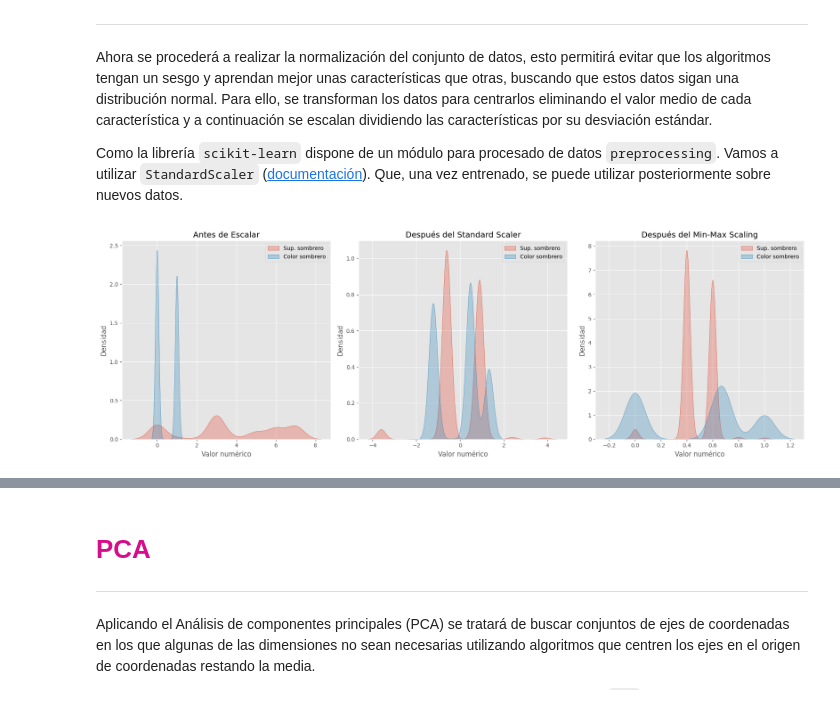
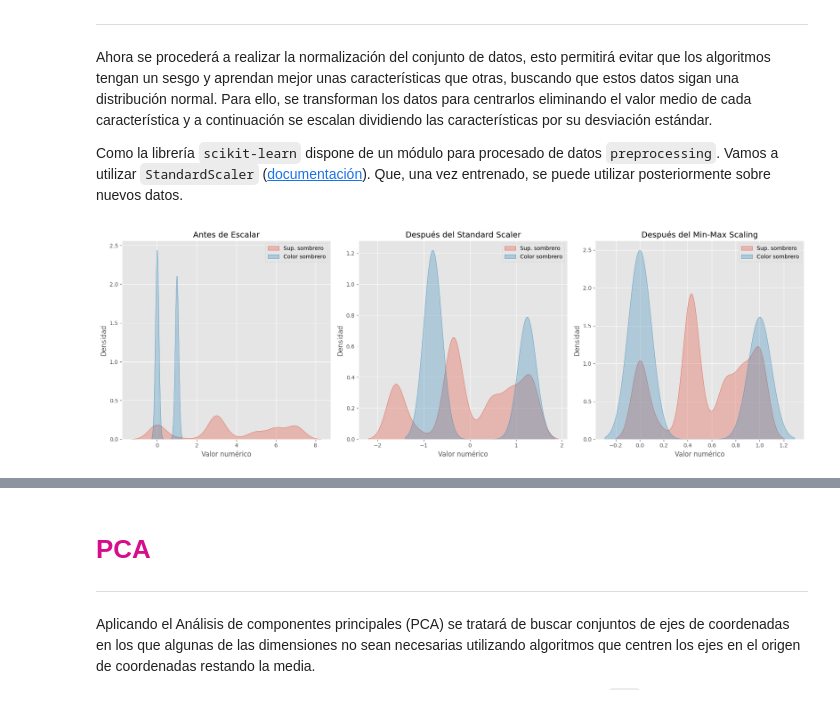
Before and after one commit to Alvaronc01/Trabajo-de-Preparaci-n-de-los-datos-y-clasificaci-n-supervisada, a Jupyter notebook: P1_preparacion_datos_clasificacion_supervisada.ipynb, the cells around one changed output, grey strips where cells are left out. Cells and saved outputs as stored; diff of their text form; code cells hidden in the pictures.

```diff
--- a/P1_preparacion_datos_clasificacion_supervisada.ipynb
+++ b/P1_preparacion_datos_clasificacion_supervisada.ipynb
@@ -365,45 +365,45 @@ col3_orig = X_readed[:, 2]
 col4_orig = X_readed[:, 3]
 
 # 3. Se definen los datos después del StandardScaler para la gráfica
-col3_std = X_train_std[:, 0]
-col4_std = X_train_std[:, 1]
+col3_std = X_train_std[:, 2]
+col4_std = X_train_std[:, 3]
 
 # 3. Se definen los datos después del MinMaxScaler para la gráfica
-col3_minmax = X_train_minmax[:, 0]
-col4_minmax = X_train_minmax[:, 1]
+col3_minmax = X_train_minmax[:, 2]
+col4_minmax = X_train_minmax[:, 3]
 
 # 4. Dibujar las gráficas
 plt.style.use('ggplot')
 fig, axes = plt.subplots(1, 3, figsize=(18, 6))
 
 # Gráfica 1: Antes de Escalar
 sns.kdeplot(data=col3_orig, ax=axes[0], label='Sup. sombrero', fill=True, alpha=0.3)
 sns.kdeplot(data=col4_orig, ax=axes[0], label='Color sombrero', fill=True, alpha=0.3)
 axes[0].set_title('Antes de Escalar')
 axes[0].set_ylabel('Densidad')
 axes[0].set_xlabel('Valor numérico')
 axes[0].legend()
 
 # Gráfica 2: Después de Standard Scaler
 sns.kdeplot(data=col3_std, ax=axes[1], label='Sup. sombrero', fill=True, alpha=0.3)
 sns.kdeplot(data=col4_std, ax=axes[1], label='Color sombrero', fill=True, alpha=0.3)
 axes[1].set_title('Después del Standard Scaler')
 axes[1].set_ylabel('Densidad')
 axes[1].set_xlabel('Valor numérico')
 axes[1].legend()
 
 # Gráfica 3: Después de Min-Max Scaling
 sns.kdeplot(data=col3_minmax, ax=axes[2], label='Sup. sombrero', fill=True, alpha=0.3)
 sns.kdeplot(data=col4_minmax, ax=axes[2], label='Color sombrero', fill=True, alpha=0.3)
 axes[2].set_title('Después del Min-Max Scaling')
 axes[2].set_ylabel('Densidad')
 axes[2].set_xlabel('Valor numérico')
 axes[2].legend()
 
-plt.tight_layout()y
+plt.tight_layout()
 plt.show()
 # %% [output]
-[figure, old version]
+[figure, new version]
 # %%
 # %% [output]
 array([[0.4       , 1.        , 0.42857143, 1.        , 0.83333333,
```
Also changed, not shown: parts of 1 cell of this notebook.
